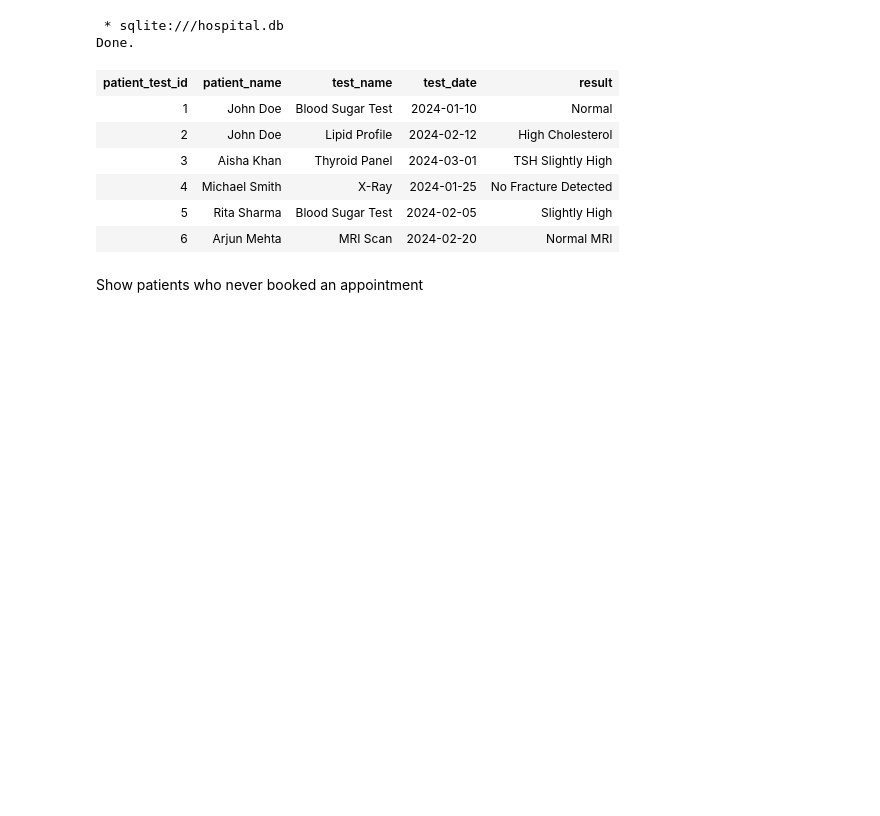
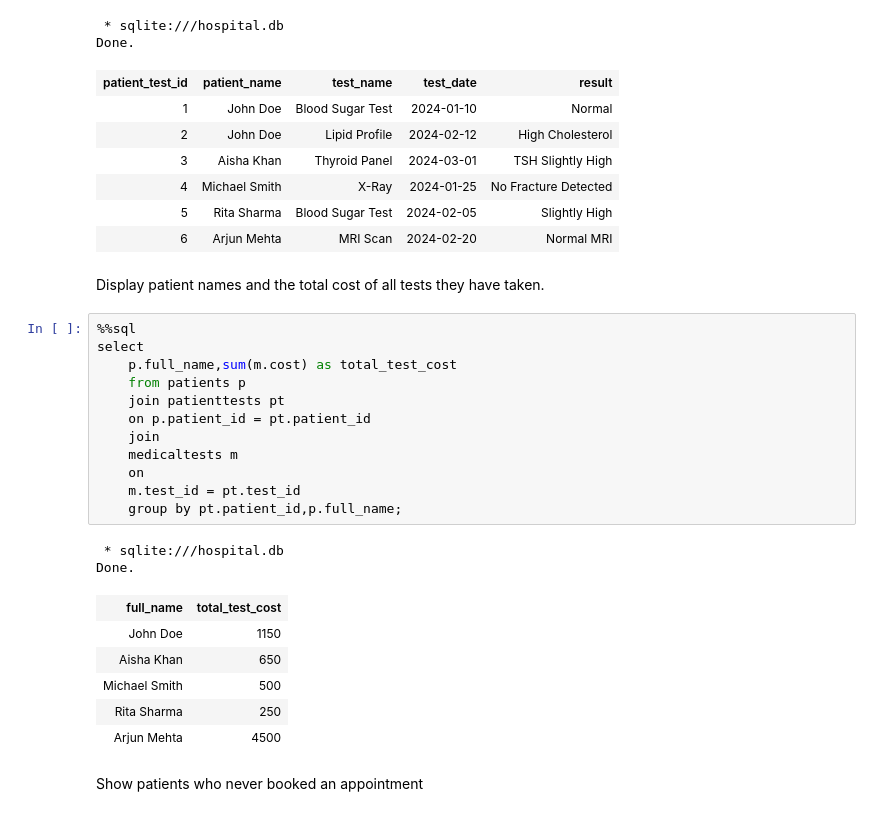
Before and after one commit to kebalkhadka/hospital-db, a Jupyter notebook: app.ipynb, the cells around one changed output. Cells and saved outputs as stored; diff of their text form; blank space fills up the shorter version.

Commit message:
joins completed

```diff
--- a/app.ipynb
+++ b/app.ipynb
@@ -333,6 +333,29 @@ Done.
 | 4 | Michael Smith | X-Ray | 2024-01-25 | No Fracture Detected |
 | 5 | Rita Sharma | Blood Sugar Test | 2024-02-05 | Slightly High |
 | 6 | Arjun Mehta | MRI Scan | 2024-02-20 | Normal MRI |
+# %% [markdown]
+Display patient names and the total cost of all tests they have taken.
+# %%
+%%sql
+select
+    p.full_name,sum(m.cost) as total_test_cost
+    from patients p
+    join patienttests pt
+    on p.patient_id = pt.patient_id
+    join
+    medicaltests m
+    on
+    m.test_id = pt.test_id
+    group by pt.patient_id,p.full_name;
+# %% [output]
+ * sqlite:///hospital.db
+Done.
+| full_name | total_test_cost |
+| John Doe | 1150 |
+| Aisha Khan | 650 |
+| Michael Smith | 500 |
+| Rita Sharma | 250 |
+| Arjun Mehta | 4500 |
 # %% [markdown]
 Show patients who never booked an appointment
 # %%
```
Also changed, not shown: parts of 4 cells of this notebook.
